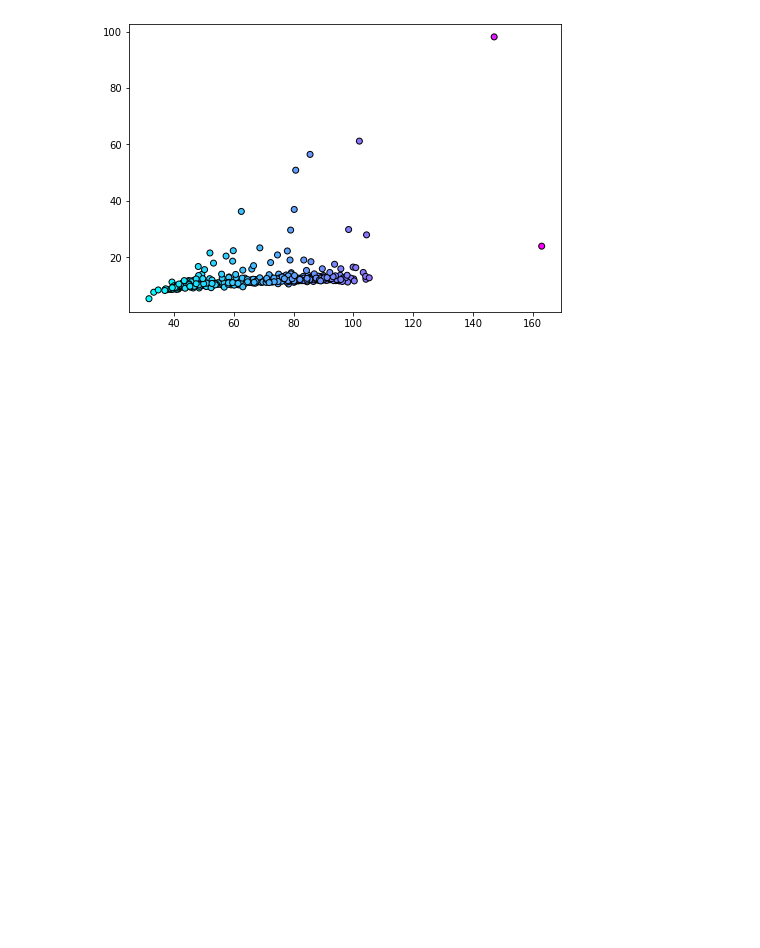
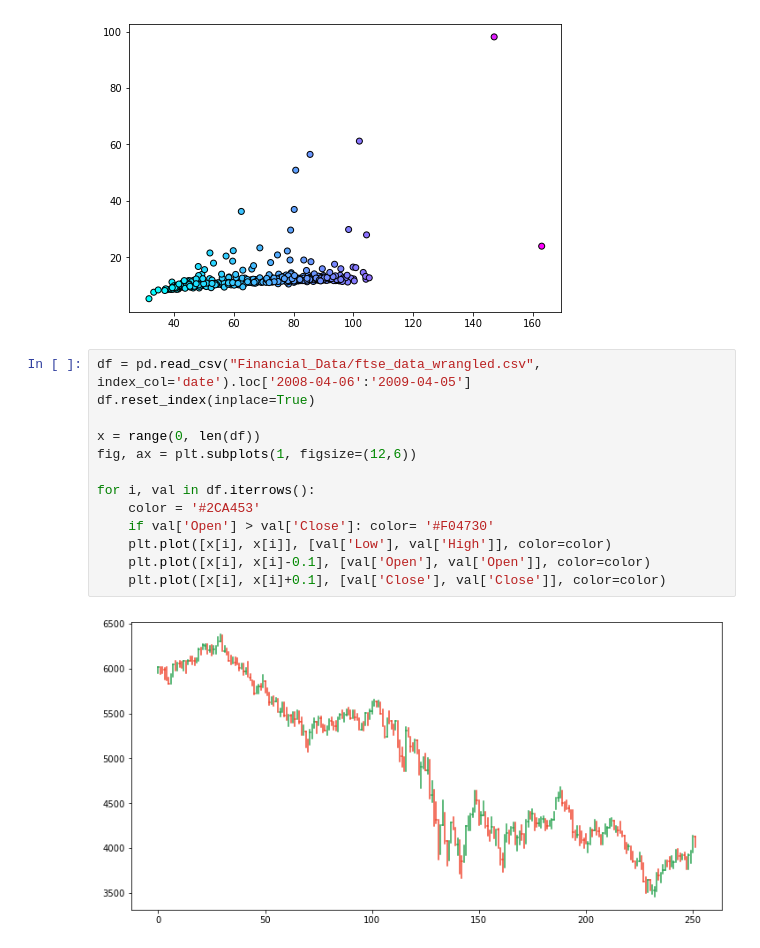
Before and after one commit to sarahj0/data-visualisation, a Jupyter notebook: DataVisualisation.ipynb, the cells around one changed output. Drawn from its saved outputs; the diff is of its cells as text; blank space fills up the shorter version.

Commit message:
started time series plot

```diff
--- a/DataVisualisation.ipynb
+++ b/DataVisualisation.ipynb
@@ -53,3 +53,18 @@ ax = fig.add_axes([0,0,1,1])
 pB = ax.scatter(x=x_axis, y=y_axis, c=x_axis, cmap="cool", edgecolors='black')
 # %% [output]
 [figure]
+# %%
+df = pd.read_csv("Financial_Data/ftse_data_wrangled.csv", index_col='date').loc['2008-04-06':'2009-04-05']
+df.reset_index(inplace=True)
+
+x = range(0, len(df))
+fig, ax = plt.subplots(1, figsize=(12,6))
+
+for i, val in df.iterrows():
+    color = '#2CA453'
+    if val['Open'] > val['Close']: color= '#F04730'
+    plt.plot([x[i], x[i]], [val['Low'], val['High']], color=color)
+    plt.plot([x[i], x[i]-0.1], [val['Open'], val['Open']], color=color)
+    plt.plot([x[i], x[i]+0.1], [val['Close'], val['Close']], color=color)
+# %% [output]
+[figure, added]
```
Also changed, not shown: 1 other file.
